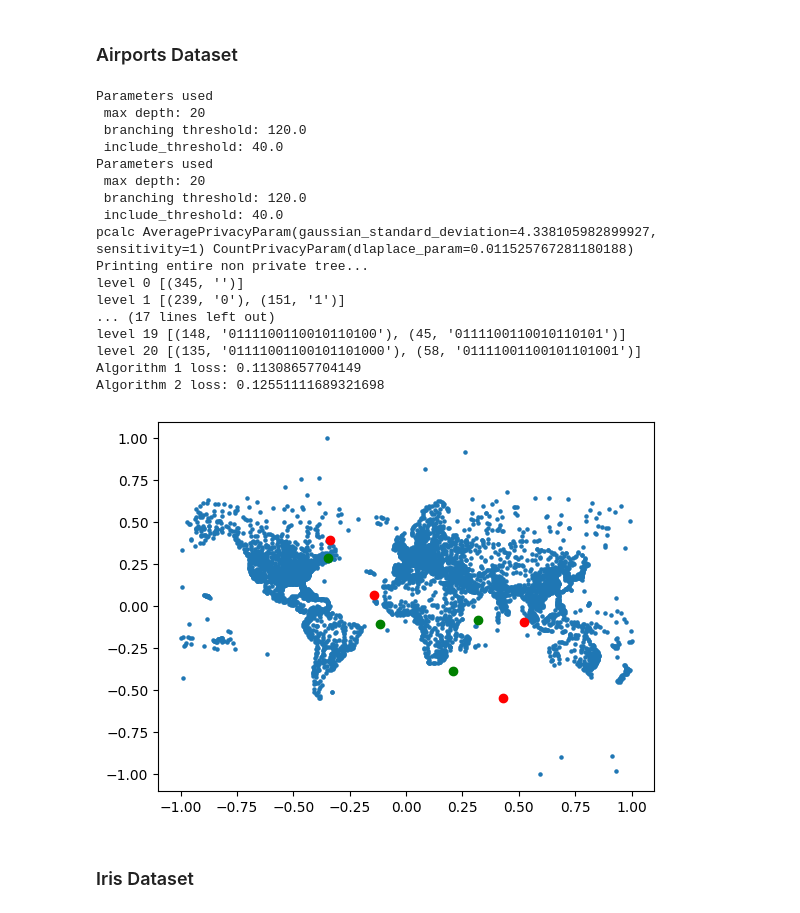
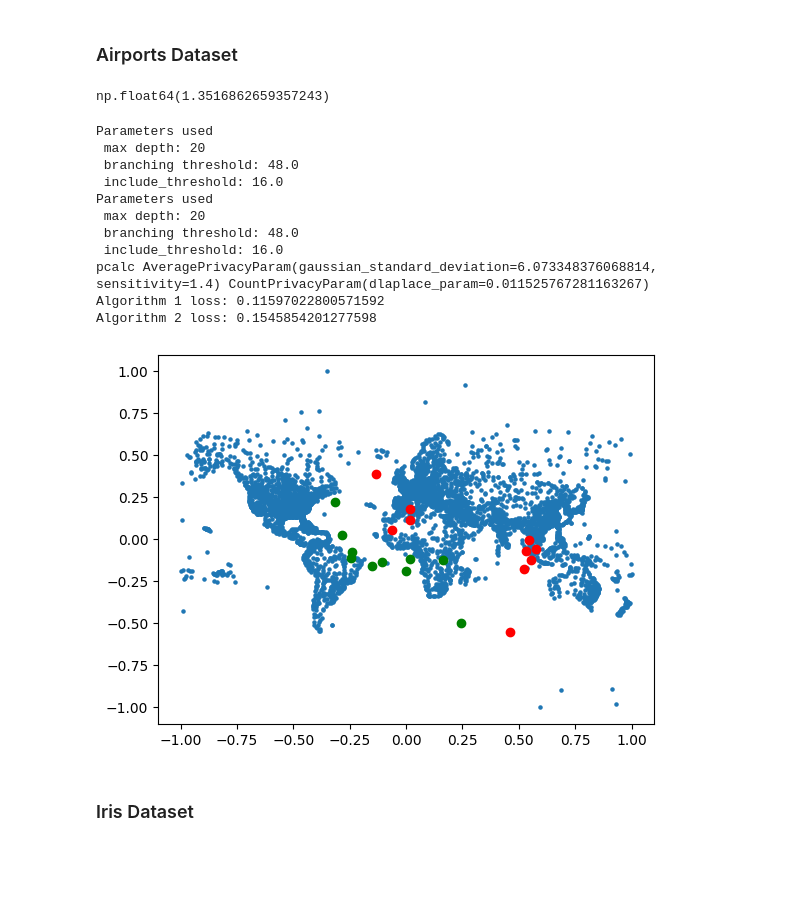
Before and after one commit to amy-ln/dpclustering, a Jupyter notebook: lsh-experiment.ipynb, the cells around one changed output. Cells and saved outputs as stored; diff of their text form; code cells hidden in the pictures; blank space fills up the shorter version.

Commit message:
radius of airports

```diff
--- a/lsh-experiment.ipynb
+++ b/lsh-experiment.ipynb
@@ -165,46 +158,46 @@ plt.legend(["Max depth = 15", "Max depth = 20", "Max depth = 25"])
 [figure]
 # %% [markdown]
 ### Airports Dataset
+# %%
+airports = np.load("datasets/airports.npy")
+
+# find radius of airports dataset
+np.max(np.linalg.norm(airports, axis=-1))
+# %% [output]
+np.float64(1.3516862659357243)
 # %%
-airports = np.load("datasets/airports.npy")
-k=4
-p = Params(epsilon=1, delta=1e-6, radius=1, dimension=2, k=k)
+k=10
+p = Params(epsilon=1, delta=1e-6, radius=1.4, dimension=2, k=k)
 points1, weights1 = create_bucket_synopsis(small, p, seed=421231)
 points2, weights2 = bucket_using_privacy_accountant(small, p, seed=421231)
 if len(points1) > k:
     centers1 = KMeans(k).fit(points1, sample_weight=weights1).cluster_centers_
 else:
     centers1 = points1
 if len(points2) > k:
     centers2 = KMeans(k).fit(points2, sample_weight=weights2).cluster_centers_
 else:
     centers2 = points2
 
 plt.scatter(airports[:,0], airports[:,1], s=5)
 plt.scatter(centers1[:,0], centers1[:,1], c="red")
 plt.scatter(centers2[:,0], centers2[:,1], c="green")
 
 print(f"Algorithm 1 loss: {kmeans_loss(centers1, airports)}")
 print(f"Algorithm 2 loss: {kmeans_loss(centers2, airports)}")
 # %% [output]
 Parameters used
  max depth: 20
- branching threshold: 120.0
- include_threshold: 40.0
+ branching threshold: 48.0
+ include_threshold: 16.0
 Parameters used
  max depth: 20
- branching threshold: 120.0
- include_threshold: 40.0
-pcalc AveragePrivacyParam(gaussian_standard_deviation=4.338105982899927, sensitivity=1) CountPrivacyParam(dlaplace_param=0.011525767281180188)
-Printing entire non private tree...
-level 0 [(345, '')]
-level 1 [(239, '0'), (151, '1')]
-... (17 lines left out)
-level 19 [(148, '0111100110010110100'), (45, '0111100110010110101')]
-level 20 [(135, '01111001100101101000'), (58, '01111001100101101001')]
-Algorithm 1 loss: 0.11308657704149
-Algorithm 2 loss: 0.12551111689321698
+ branching threshold: 48.0
+ include_threshold: 16.0
+pcalc AveragePrivacyParam(gaussian_standard_deviation=6.073348376068814, sensitivity=1.4) CountPrivacyParam(dlaplace_param=0.011525767281163267)
+Algorithm 1 loss: 0.11597022800571592
+Algorithm 2 loss: 0.1545854201277598
-[figure, old version]
+[figure, new version]
 # %% [markdown]
 ### Iris Dataset
 # %%
```
Also changed, not shown: parts of 1 cell of this notebook.
